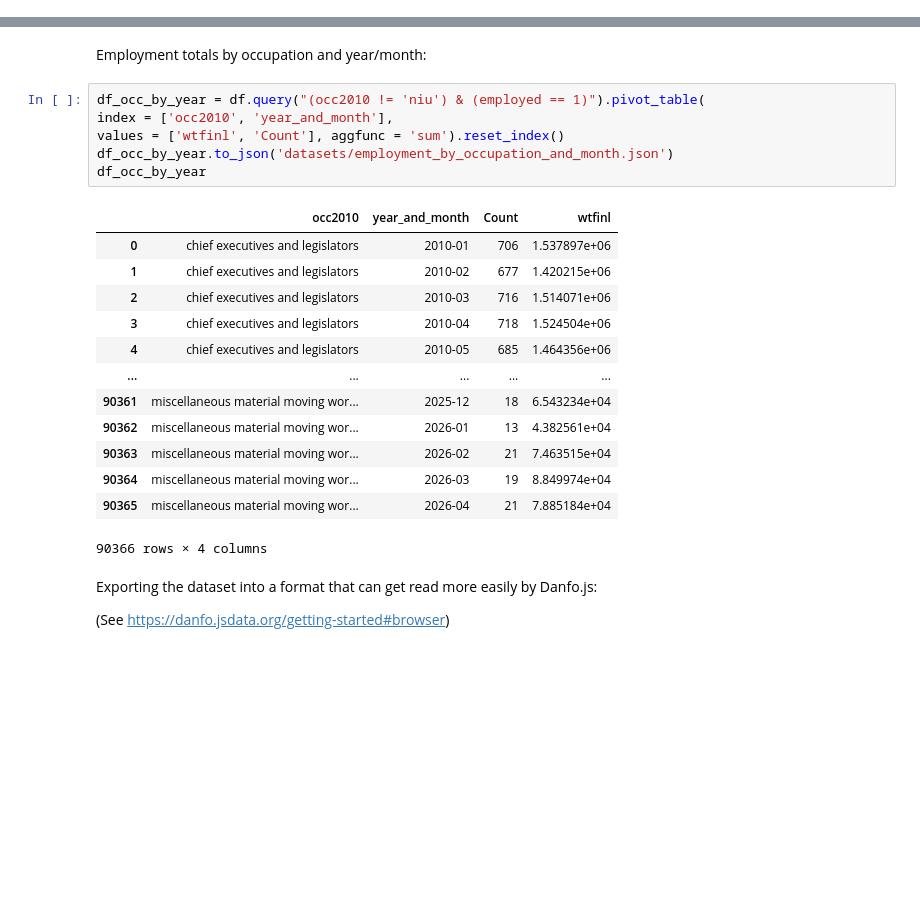
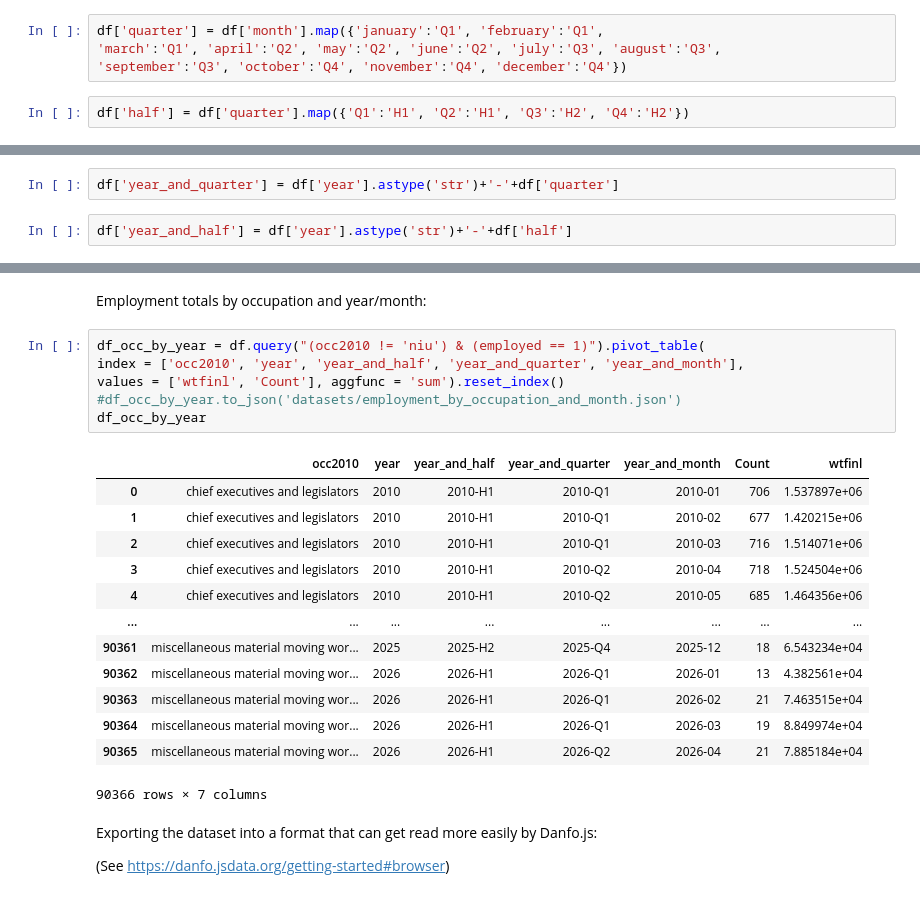
Before and after one commit to kburchfiel/employment_trends, a Jupyter notebook: employment_trends.ipynb, the cells around one changed output, grey strips where cells are left out. Cells and saved outputs as stored; diff of their text form; blank space fills up the shorter version.

```diff
--- a/employment_trends.ipynb
+++ b/employment_trends.ipynb
@@ -86,8 +87,18 @@ Name: count, dtype: int64
 df['month_code'] = df['month'].map({'january':'01', 'february':'02',
 'march':'03', 'april':'04', 'may':'05', 'june':'06', 'july':'07', 'august':'08',
 'september':'09', 'october':'10', 'november':'11', 'december':'12'})
+# %%
+df['quarter'] = df['month'].map({'january':'Q1', 'february':'Q1',
+'march':'Q1', 'april':'Q2', 'may':'Q2', 'june':'Q2', 'july':'Q3', 'august':'Q3',
+'september':'Q3', 'october':'Q4', 'november':'Q4', 'december':'Q4'})
+# %%
+df['half'] = df['quarter'].map({'Q1':'H1', 'Q2':'H1', 'Q3':'H2', 'Q4':'H2'})
 # %%
 df['year_and_month'] = df['year'].astype('str')+'-'+df['month_code'].astype('str')
+# %%
+df['year_and_quarter'] = df['year'].astype('str')+'-'+df['quarter']
+# %%
+df['year_and_half'] = df['year'].astype('str')+'-'+df['half']
 # %%
 df['uhrsworkt_revised'] = df['uhrsworkt'].astype('str').replace(
 {'niu':-1, 'hours vary':-1}).astype('int')
@@ -121,24 +132,24 @@ df['Count'] = 1
 Employment totals by occupation and year/month:
 # %%
 df_occ_by_year = df.query("(occ2010 != 'niu') & (employed == 1)").pivot_table(
-index = ['occ2010', 'year_and_month'],
+index = ['occ2010', 'year', 'year_and_half', 'year_and_quarter', 'year_and_month'],
 values = ['wtfinl', 'Count'], aggfunc = 'sum').reset_index()
-df_occ_by_year.to_json('datasets/employment_by_occupation_and_month.json')
+#df_occ_by_year.to_json('datasets/employment_by_occupation_and_month.json')
 df_occ_by_year
 # %% [output]
-|  | occ2010 | year_and_month | Count | wtfinl |
-| 0 | chief executives and legislators | 2010-01 | 706 | 1.537897e+06 |
-| 1 | chief executives and legislators | 2010-02 | 677 | 1.420215e+06 |
-| 2 | chief executives and legislators | 2010-03 | 716 | 1.514071e+06 |
-| 3 | chief executives and legislators | 2010-04 | 718 | 1.524504e+06 |
-| 4 | chief executives and legislators | 2010-05 | 685 | 1.464356e+06 |
-| ... | ... | ... | ... | ... |
-| 90361 | miscellaneous material moving wor... | 2025-12 | 18 | 6.543234e+04 |
-| 90362 | miscellaneous material moving wor... | 2026-01 | 13 | 4.382561e+04 |
-| 90363 | miscellaneous material moving wor... | 2026-02 | 21 | 7.463515e+04 |
-| 90364 | miscellaneous material moving wor... | 2026-03 | 19 | 8.849974e+04 |
-| 90365 | miscellaneous material moving wor... | 2026-04 | 21 | 7.885184e+04 |
+|  | occ2010 | year | year_and_half | year_and_quarter | year_and_month | Count | wtfinl |
+| 0 | chief executives and legislators | 2010 | 2010-H1 | 2010-Q1 | 2010-01 | 706 | 1.537897e+06 |
+| 1 | chief executives and legislators | 2010 | 2010-H1 | 2010-Q1 | 2010-02 | 677 | 1.420215e+06 |
+| 2 | chief executives and legislators | 2010 | 2010-H1 | 2010-Q1 | 2010-03 | 716 | 1.514071e+06 |
+| 3 | chief executives and legislators | 2010 | 2010-H1 | 2010-Q2 | 2010-04 | 718 | 1.524504e+06 |
+| 4 | chief executives and legislators | 2010 | 2010-H1 | 2010-Q2 | 2010-05 | 685 | 1.464356e+06 |
+| ... | ... | ... | ... | ... | ... | ... | ... |
+| 90361 | miscellaneous material moving wor... | 2025 | 2025-H2 | 2025-Q4 | 2025-12 | 18 | 6.543234e+04 |
+| 90362 | miscellaneous material moving wor... | 2026 | 2026-H1 | 2026-Q1 | 2026-01 | 13 | 4.382561e+04 |
+| 90363 | miscellaneous material moving wor... | 2026 | 2026-H1 | 2026-Q1 | 2026-02 | 21 | 7.463515e+04 |
+| 90364 | miscellaneous material moving wor... | 2026 | 2026-H1 | 2026-Q1 | 2026-03 | 19 | 8.849974e+04 |
+| 90365 | miscellaneous material moving wor... | 2026 | 2026-H1 | 2026-Q2 | 2026-04 | 21 | 7.885184e+04 |
-90366 rows × 4 columns
+90366 rows × 7 columns
 # %% [markdown]
 Exporting the dataset into a format that can get read more easily by Danfo.js:
 
```
Also changed, not shown: parts of 2 cells of this notebook, 2 other files.
